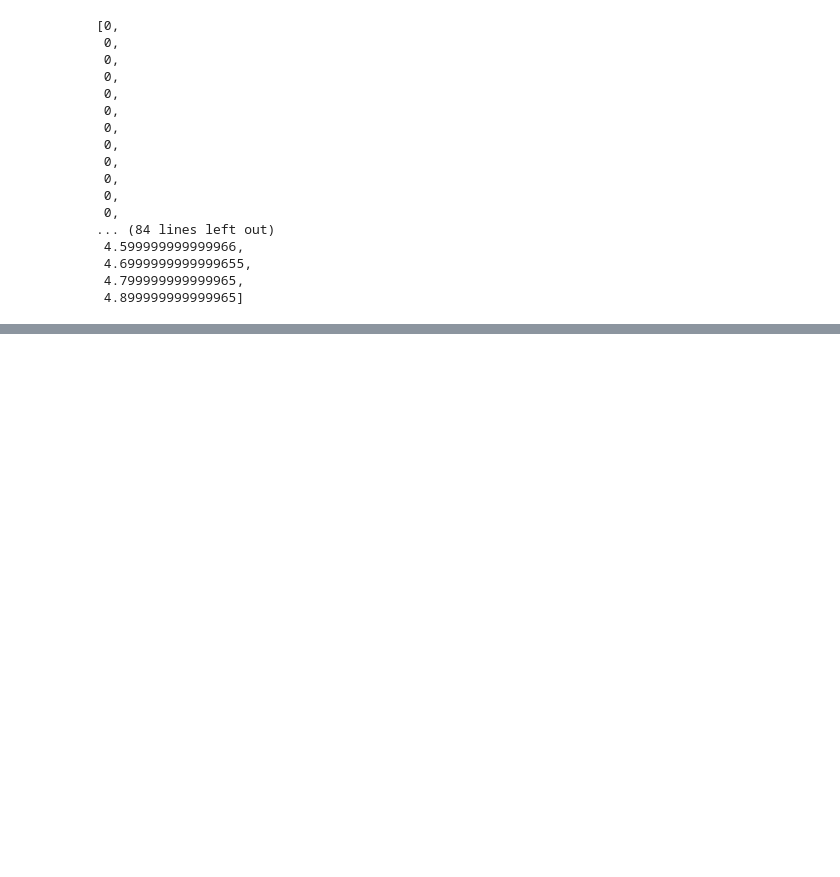
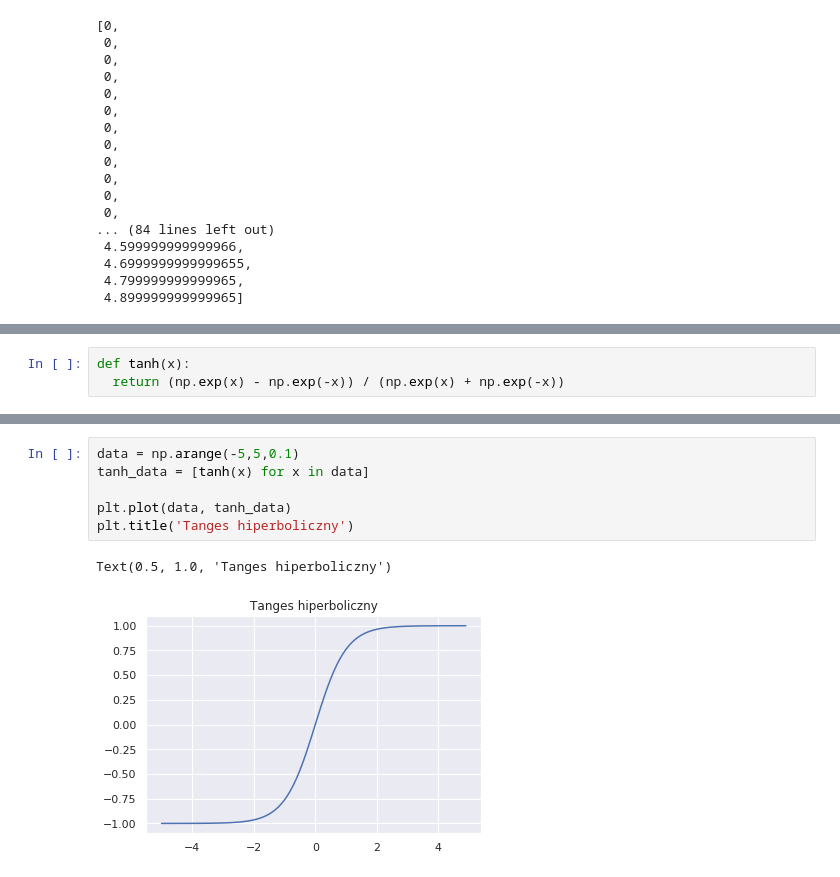
Before and after one commit to kamilpopowski/aaa, a Jupyter notebook: aktywacja_funkcji.ipynb, the cells around one changed output, grey strips where cells are left out. Cells and saved outputs as stored; diff of their text form; blank space fills up the shorter version.

```diff
--- a/aktywacja_funkcji.ipynb
+++ b/aktywacja_funkcji.ipynb
@@ -51,0 +130,3 @@ max_relu_data
+# %%
+def tanh(x):
+  return (np.exp(x) - np.exp(-x)) / (np.exp(x) + np.exp(-x))
@@ -51,0 +142,9 @@ max_relu_data
+# %%
+data = np.arange(-5,5,0.1)
+tanh_data = [tanh(x) for x in data]
+
+plt.plot(data, tanh_data)
+plt.title('Tanges hiperboliczny')
+# %% [output]
+Text(0.5, 1.0, 'Tanges hiperboliczny')
+[figure, added]
```
Also changed, not shown: parts of 11 cells of this notebook.
